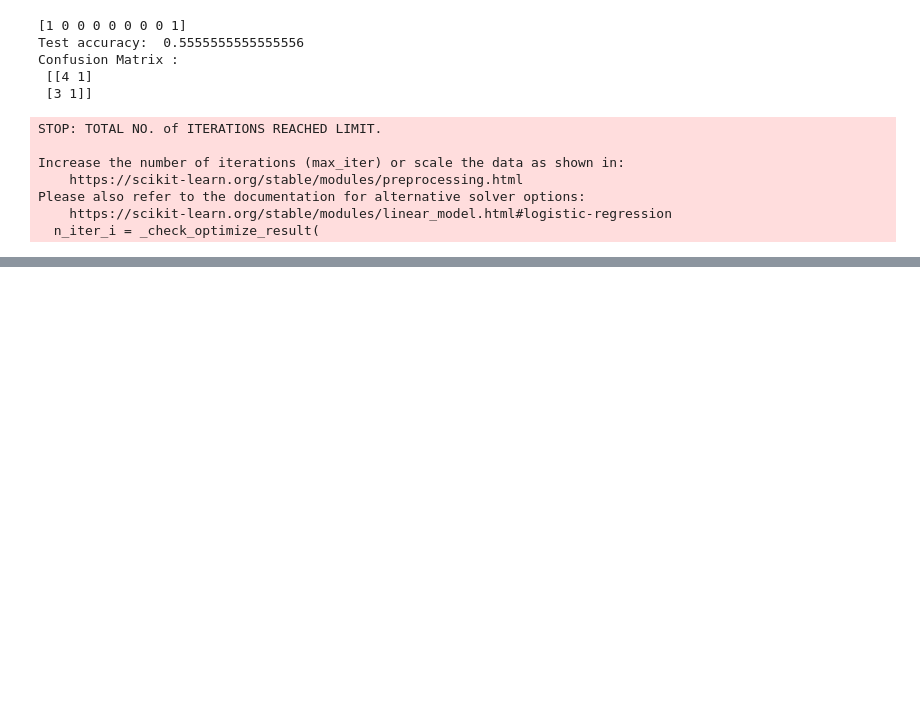
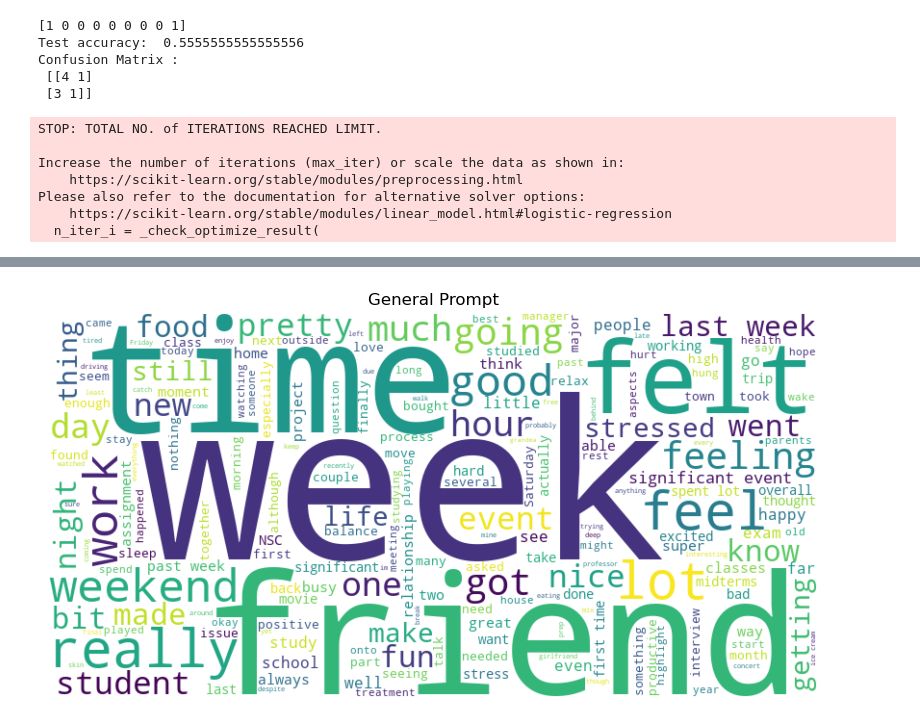
Before and after one commit to ruthhcarter/PSY-341K-Final-Project, a Jupyter notebook: final_proj (1).ipynb, the cells around one changed output, grey strips where cells are left out. Saved outputs shown, nothing was run; the diff lists cells and outputs as text; code cells hidden in the pictures; blank space fills up the shorter version.

```diff
--- a/final_proj (1).ipynb
+++ b/final_proj (1).ipynb
@@ -414,0 +448,16 @@ men_ang_valence = warriner_score_list(men_anger["Anger Prompt"])
+# %%
+gen_list = []
+for entry in gen_train_list:
+    for word in entry:
+        gen_list.append(word)
+    gen_string = ' '.join(gen_list)
+
+
+wordcloud = WordCloud(width=800, height=400, background_color='white').generate(gen_string)
+plt.figure(figsize=(10, 5))
+plt.imshow(wordcloud, interpolation='bilinear')
+plt.axis('off')
+plt.title('General Prompt')
+plt.show()
+# %% [output]
+[figure, added]
```
Also changed, not shown: parts of 11 cells of this notebook.
